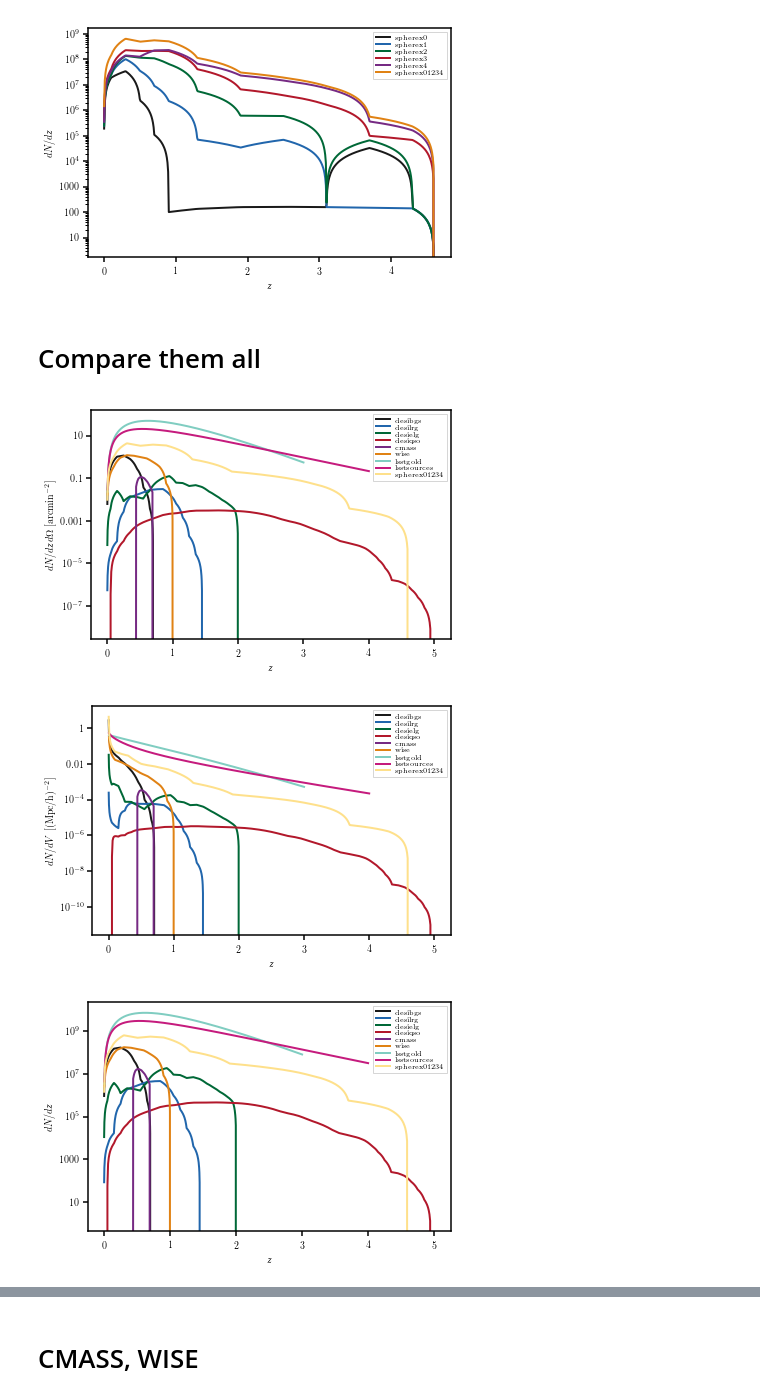
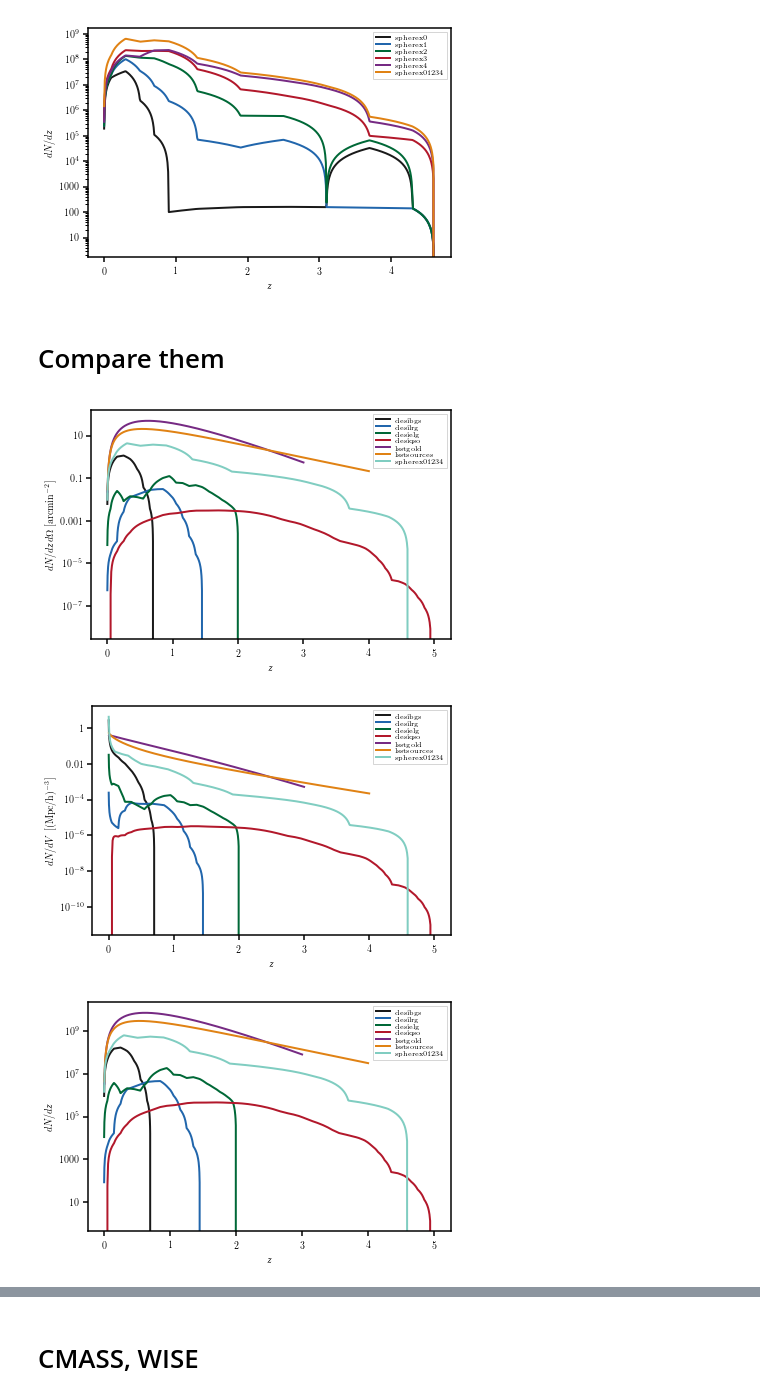
Before and after one commit to bernarditaried/dndz_surveys, a Jupyter notebook: driver_dndz.ipynb, the cells around one changed output, grey strips where cells are left out. Cells and saved outputs as stored; diff of their text form; code cells hidden in the pictures.

```diff
--- a/driver_dndz.ipynb
+++ b/driver_dndz.ipynb
@@ -66,14 +66,15 @@ spherex4: 1.58gal/arcmin^2
 [figure]
 [figure]
 # %% [markdown]
-# Compare them all
+# Compare them
 # %%
 # plot them all
 wArr = [w_desibgs, w_desilrg, w_desielg, w_desiqso]
-wArr += [w_cmass, w_wise, w_lsstgold, w_lsstsources]
+# wArr += [w_cmass, w_wise]
+wArr += [w_lsstgold, w_lsstsources]
 wArr += [w_spherex01234]
 w_desibgs.plotDndz(wArr, logy=True)
 # %% [output]
-[figure, old version]
+[figure, new version]
-[figure, old version]
+[figure, new version]
-[figure, old version]
+[figure, new version]
```
Also changed, not shown: parts of 4 cells of this notebook, 1 other file.
